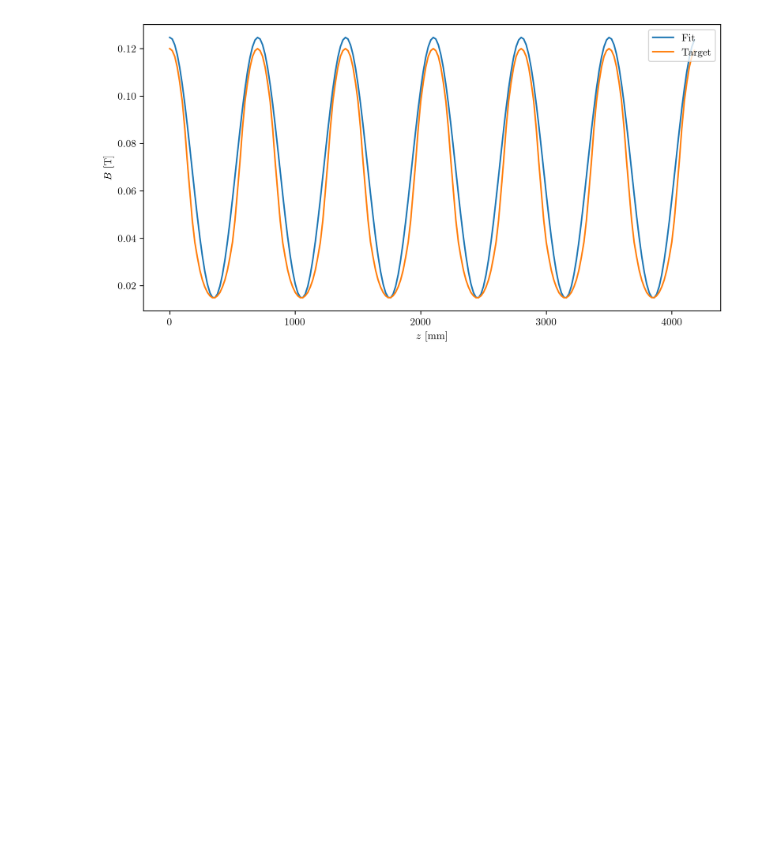
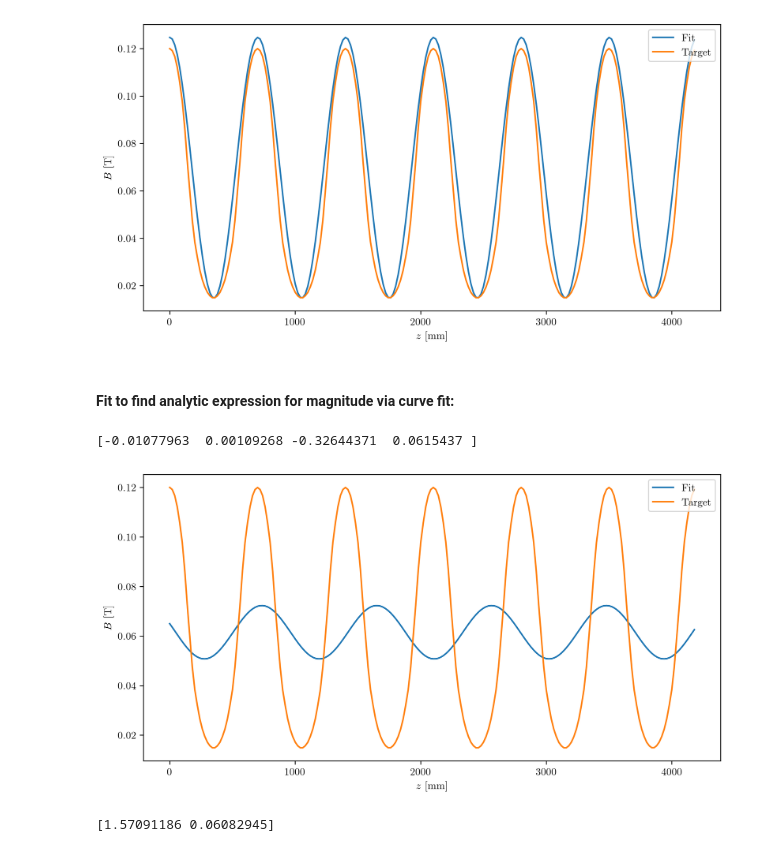
Before and after one commit to criggall/muon-cooling, a Jupyter notebook: field-studies/map/hfofo-lattice/multipole_expansion.ipynb, the cells around one changed output. Drawn from its saved outputs; the diff is of its cells as text; code cells hidden in the pictures; blank space fills up the shorter version.

```diff
--- a/field-studies/map/hfofo-lattice/multipole_expansion.ipynb
+++ b/field-studies/map/hfofo-lattice/multipole_expansion.ipynb
@@ -548,3 +555,34 @@ plt.xlabel("$z$ [mm]")
 plt.show()
 # %% [output]
 [figure]
+# %% [markdown]
+#### Fit to find analytic expression for magnitude via curve fit:
+# %%
+# Magnitudes of dipole coefficients:
+c = df_diff_lim['n=1'].values
+z = df_diff_lim['z'].values
+# %%
+def model_func(z, a, k, phi, b):
+    return a*np.sin(2*np.pi*k*z+phi)+b
+
+# Initial guess based on FFT:
+a0 = 0.055
+k0 = 0.001
+phi0 = 1.55
+p0 = [a0, k0, diff, a0]
+
+popt, pcov = curve_fit(model_func, z, c, p0=p0)
+# %%
+print(popt)
+# %% [output]
+[-0.01077963  0.00109268 -0.32644371  0.0615437 ]
+# %%
+plt.figure(figsize=(10, 5))
+plt.plot(z, model_func(z, *popt),label='Fit')
+plt.plot(z, c, label='Target')
+plt.ylabel("$B$ [T]")
+plt.xlabel("$z$ [mm]")
+plt.legend(loc='upper right')
+plt.show()
+# %% [output]
+[figure, added]
@@ -550,0 +598,4 @@ plt.show()
+# %%
+print(popt)
+# %% [output]
+[1.57091186 0.06082945]
```
Also changed, not shown: parts of 11 cells of this notebook, 7 other files.
